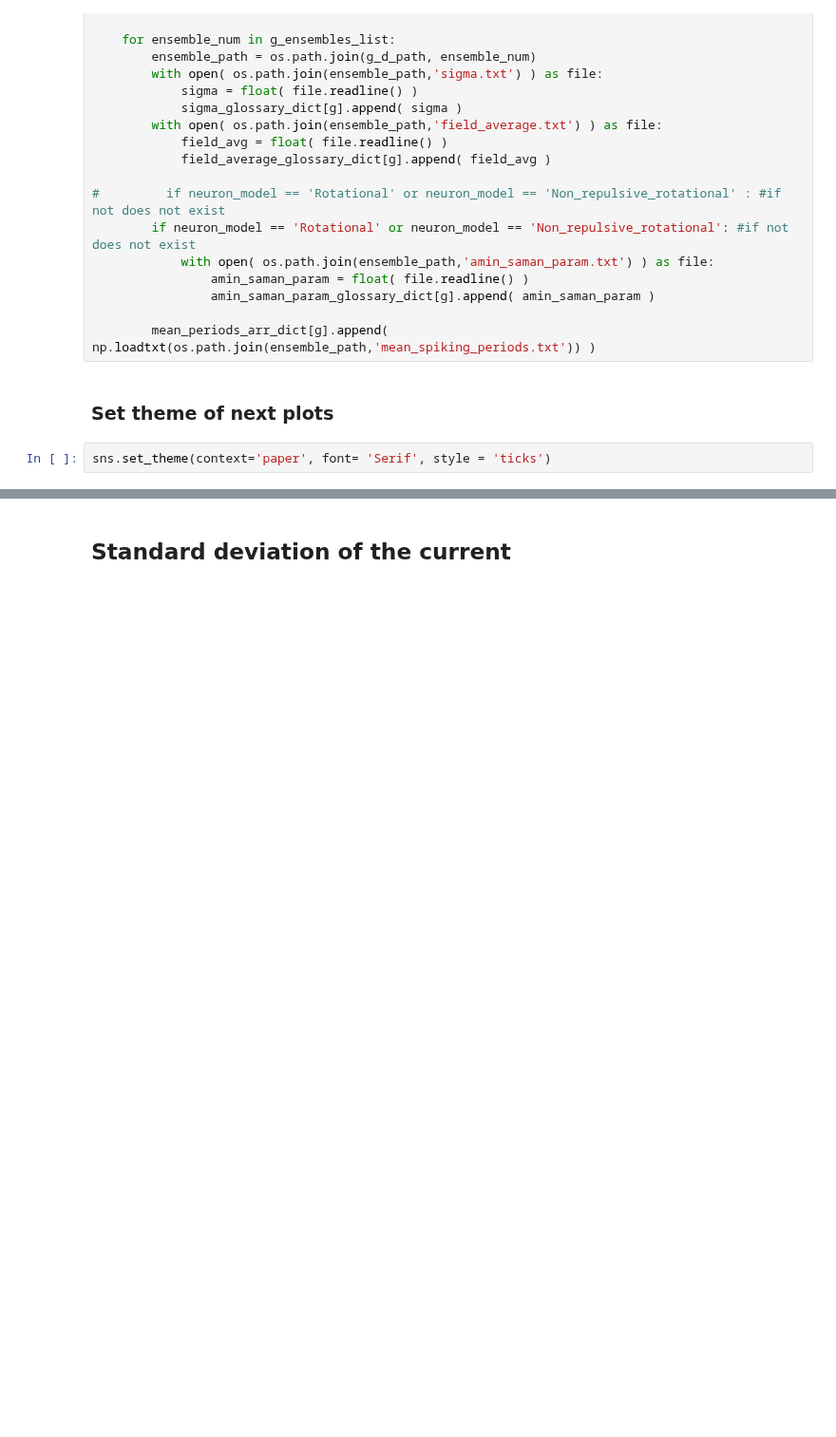
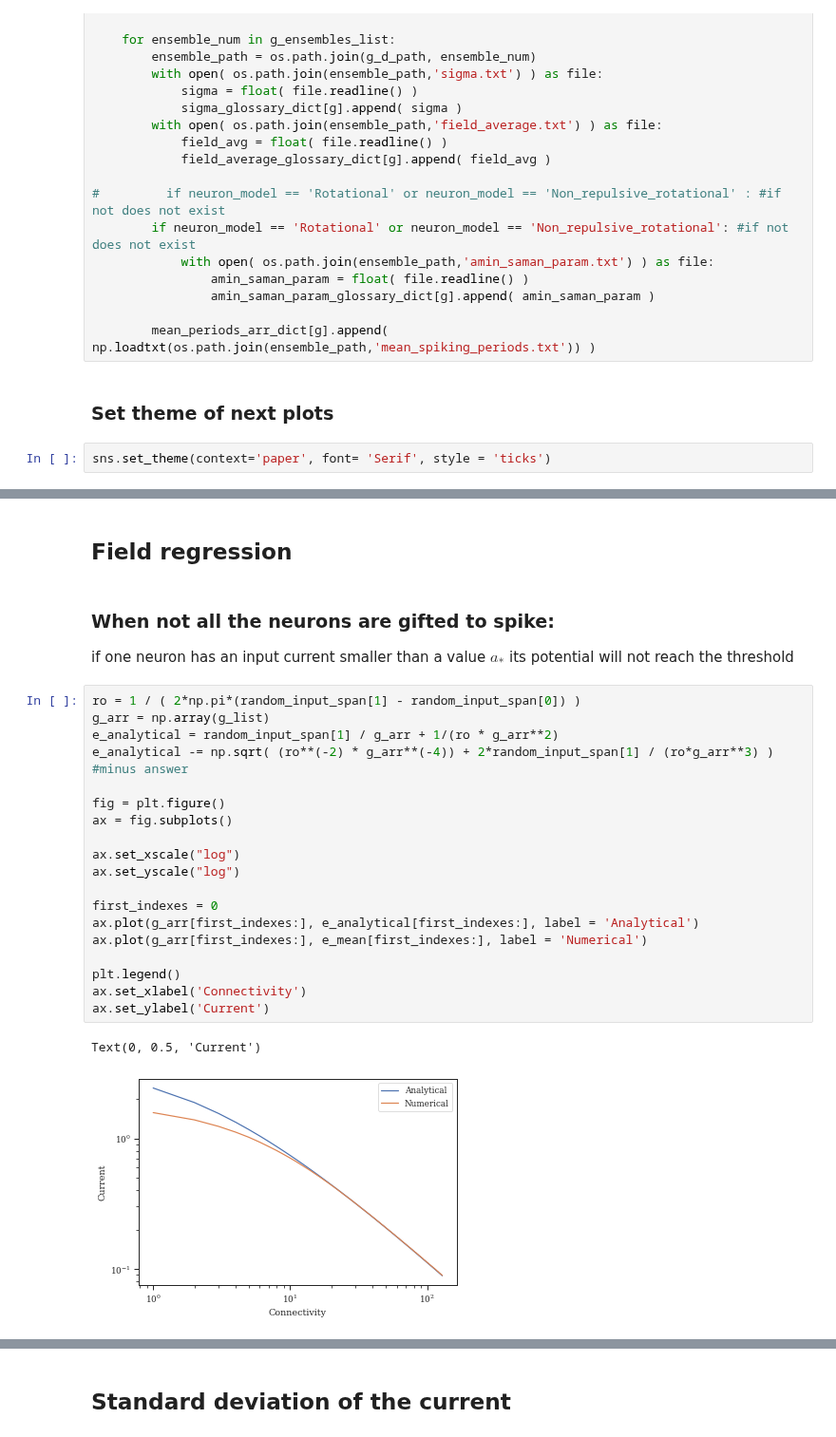
Before and after one commit to mmehrani/master_thesis, a Jupyter notebook: scripts/all_neurons_model_in_one_place/averaging_on_ensembles.ipynb, the cells around one changed output, grey strips where cells are left out. Shown at 95% size. Saved outputs shown, nothing was run; the diff lists cells and outputs as text; blank space fills up the shorter version.

Commit message:
cells sorted and regression corrected

```diff
--- a/scripts/all_neurons_model_in_one_place/averaging_on_ensembles.ipynb
+++ b/scripts/all_neurons_model_in_one_place/averaging_on_ensembles.ipynb
@@ -81,0 +184,27 @@ sns.set_theme(context='paper', font= 'Serif', style = 'ticks')
+# %% [markdown]
+## Field regression
+# %% [markdown]
+### When not all the neurons are gifted to spike:
+if one neuron has an input current smaller than a value $ a_{*} $ its potential will not reach the threshold
+# %%
+ro = 1 / ( 2*np.pi*(random_input_span[1] - random_input_span[0]) )
+g_arr = np.array(g_list)
+e_analytical = random_input_span[1] / g_arr + 1/(ro * g_arr**2)
+e_analytical -= np.sqrt( (ro**(-2) * g_arr**(-4)) + 2*random_input_span[1] / (ro*g_arr**3) ) #minus answer
+
+fig = plt.figure()
+ax = fig.subplots()
+
+ax.set_xscale("log")
+ax.set_yscale("log")
+
+first_indexes = 0
+ax.plot(g_arr[first_indexes:], e_analytical[first_indexes:], label = 'Analytical')
+ax.plot(g_arr[first_indexes:], e_mean[first_indexes:], label = 'Numerical')
+
+plt.legend()
+ax.set_xlabel('Connectivity')
+ax.set_ylabel('Current')
+# %% [output]
+Text(0, 0.5, 'Current')
+[figure, added]
```
Also changed, not shown: parts of 26 cells of this notebook, 6 other files.
